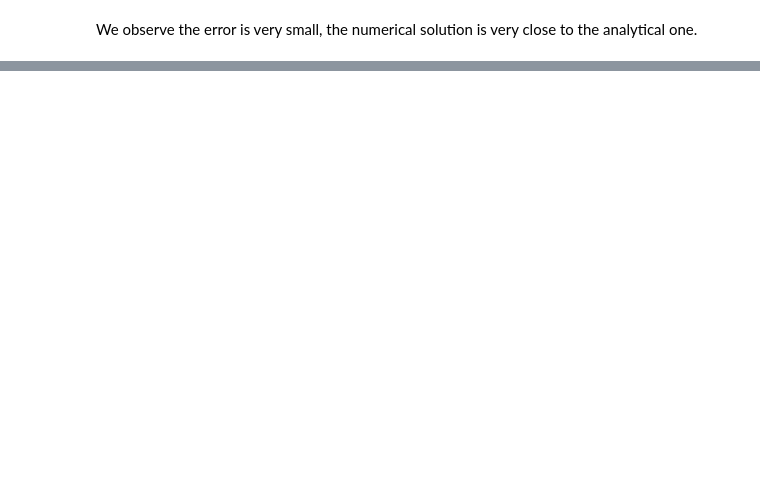
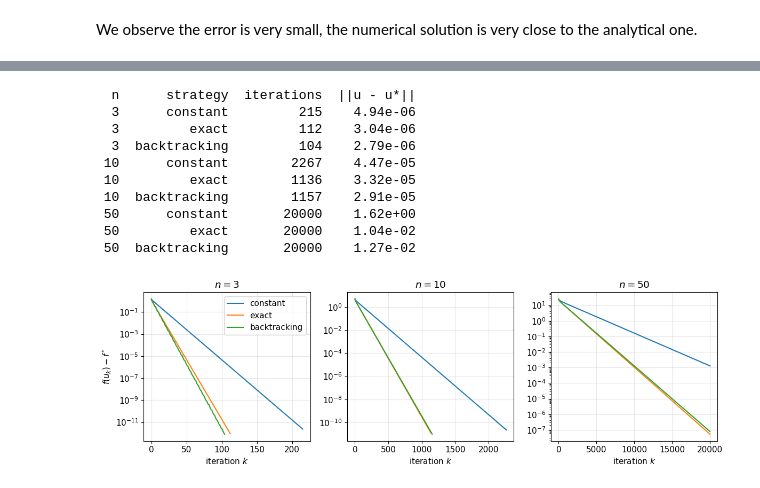
Before and after one commit to Davidd0605/continuous_optimisation, a Jupyter notebook: structural_mechanics.ipynb, the cells around one changed output, grey strips where cells are left out. Cells and saved outputs as stored; diff of their text form; code cells hidden in the pictures; blank space fills up the shorter version.

```diff
--- a/structural_mechanics.ipynb
+++ b/structural_mechanics.ipynb
@@ -81,0 +86,14 @@ We observe the error is very small, the numerical solution is very close to the
+# %%
+def exact_step(u, g, K, b):
+    """Exact line search: minimiser of phi(alpha) = f(u - alpha*g).
+    For a quadratic f this has the closed form alpha = g^T g / g^T H g."""
+    H = hess_f(u, K, b)
+    return (g @ g) / (g @ H @ g)
+
+def backtracking_step(u, g, K, b, alpha0=1.0, rho=0.5, c=1e-4):
+    """Backtracking line search (Algorithm 3.3) with d = -g:
+    shrink alpha until the Armijo condition holds."""
+    alpha = alpha0
+    while f(u - alpha * g, K, b) > f(u, K, b) - c * alpha * (g @ g):
+        alpha = rho * alpha
+    return alpha
@@ -81,0 +152,37 @@ We observe the error is very small, the numerical solution is very close to the
+# %%
+#three step size strategies for different n
+ns = [3, 10, 50]
+strategies = ["constant", "exact", "backtracking"]
+
+fig, axes = plt.subplots(1, len(ns), figsize=(12, 3.8))
+print(f"{'n':>3} {'strategy':>13} {'iterations':>11} {'||u - u*||':>11}")
+for ax, n in zip(axes, ns):
+    K, b, u_star = build_K(n), build_b(n), build_u_star(n)
+    f_star = f(u_star, K, b)
+    eta = np.linalg.eigvalsh(K).max()
+    u0 = np.zeros(n)
+    for step in strategies:
+        u, hist = gradient_descent(u0, K, b, step=step, alpha=1 / eta,
+                                   eps=1e-6, max_iter=20000)
+        ax.semilogy(np.array(hist["f"]) - f_star, label=step)
+        print(f"{n:3d} {step:>13} {len(hist['alpha']):11d} "
+              f"{np.linalg.norm(u - u_star):11.2e}")
+    ax.set_title(f"$n = {n}$")
+    ax.set_xlabel("iteration $k$")
+axes[0].set_ylabel(r"$f(u_k) - f^*$")
+axes[0].legend()
+plt.tight_layout()
+plt.savefig("P1_GD_strategies.png", dpi=300)
+plt.show()
+# %% [output]
+  n      strategy  iterations  ||u - u*||
+  3      constant         215    4.94e-06
+  3         exact         112    3.04e-06
+  3  backtracking         104    2.79e-06
+ 10      constant        2267    4.47e-05
+ 10         exact        1136    3.32e-05
+ 10  backtracking        1157    2.91e-05
+ 50      constant       20000    1.62e+00
+ 50         exact       20000    1.04e-02
+ 50  backtracking       20000    1.27e-02
+[figure, added]
```
Also changed, not shown: parts of 6 cells of this notebook, 3 other files.
